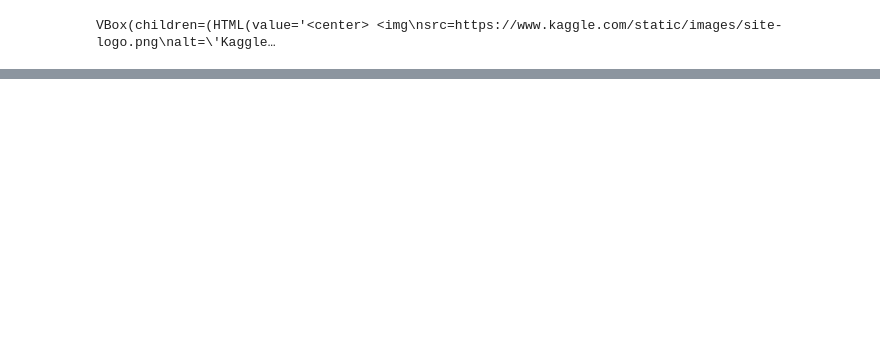
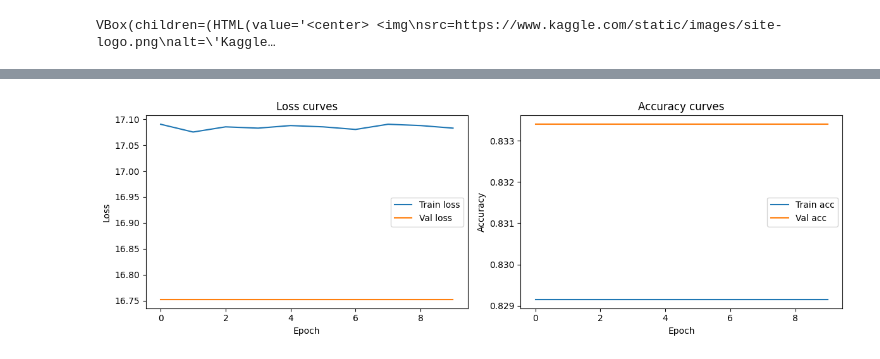
Before and after one commit to Harkt192/YaML-Deepfake, a Jupyter notebook: main.ipynb, the cells around one changed output, grey strips where cells are left out. Drawn from its saved outputs; the diff is of its cells as text; code cells hidden in the pictures; blank space fills up the shorter version.

```diff
--- a/main.ipynb
+++ b/main.ipynb
@@ -40,0 +214,8 @@ Extracting files...
+# %%
+LEARNING_RATE = 0.01
+
+criterion = nn.BCELoss()
+optimizer = optim.Adam(
+    model.parameters(),
+    lr=LEARNING_RATE
+)
@@ -40,0 +292,37 @@ Extracting files...
+# %%
+def train(
+        model,
+        _train_loader,
+        _val_loader,
+        epochs=10
+):
+    train_losses = []
+    val_losses = []
+    train_accs = []
+    val_accs = []
+
+    for epoch in range(epochs):
+        train_loss, train_acc = train_epoch(model, _train_loader)
+        val_loss, val_acc = evaluate(model, _val_loader)
+
+        train_losses.append(train_loss)
+        val_losses.append(val_loss)
+        train_accs.append(train_acc)
+        val_accs.append(val_acc)
+
+        show_losses(
+            train_loss_hist=train_losses,
+            train_accs_hist=train_accs,
+            val_loss_hist=val_losses,
+            val_accs_hist=val_accs
+        )
+        print(f"Epoch {epoch + 1}/{epochs} | Train Loss: {train_loss:.4f} | Train Acc: {train_acc:.4f} | Val Loss: {val_loss:.4f} | Val Acc: {val_acc:.4f}")
+# %%
+train(
+    model=model,
+    _train_loader=train_loader,
+    _val_loader=val_loader,
+    epochs=10
+)
+# %% [output]
+[figure, added]
```
Also changed, not shown: parts of 13 cells of this notebook, 1 other file.
